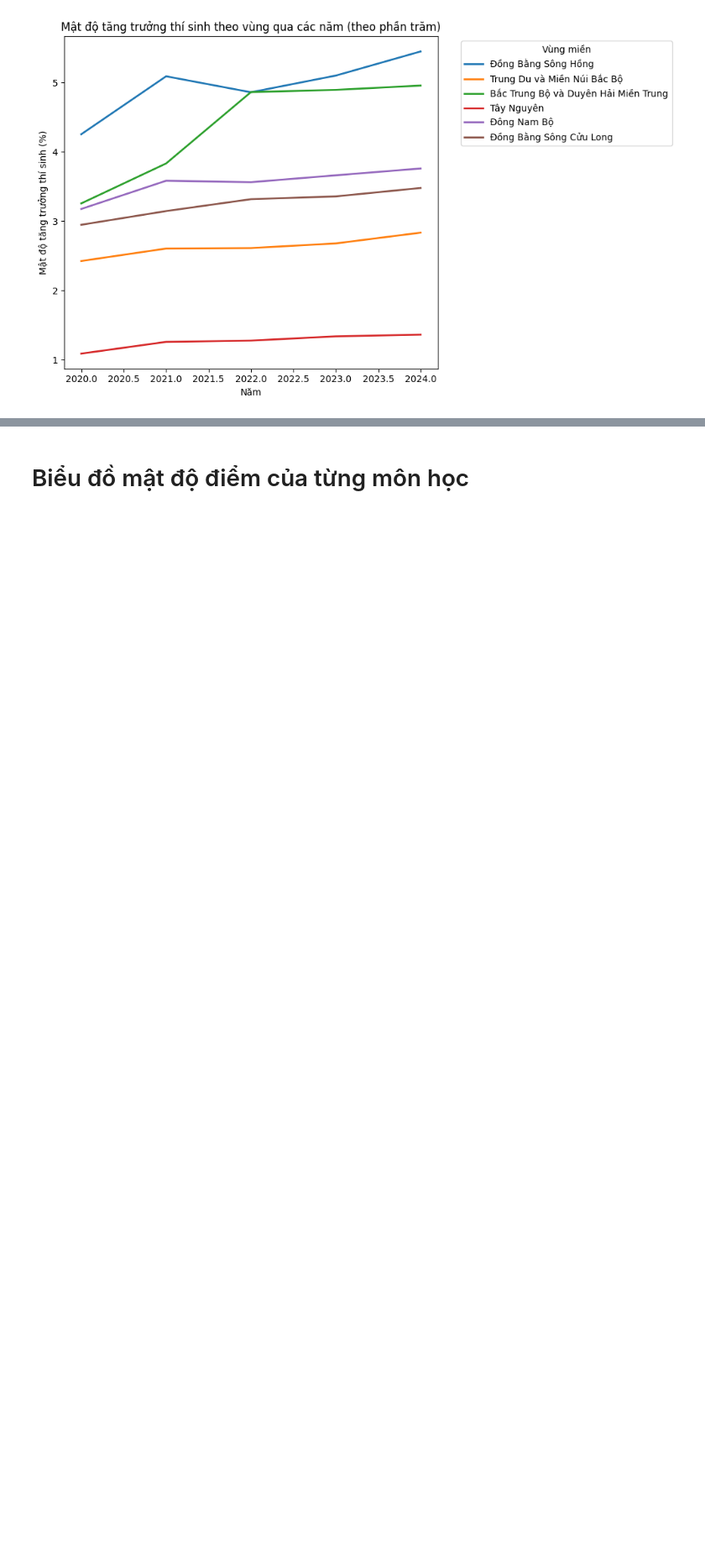
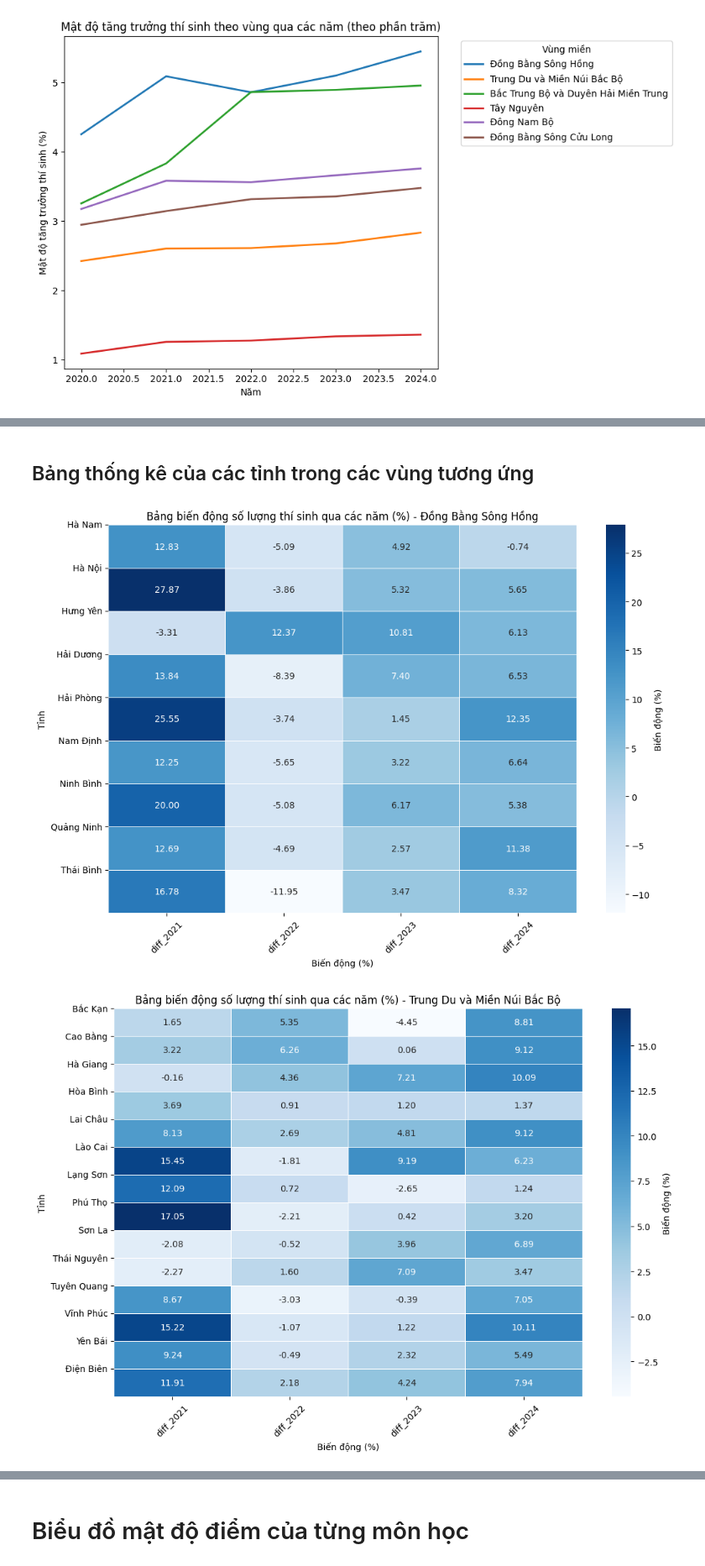
Before and after one commit to TubVP/BTL_TDA, a Jupyter notebook: Phantich/sosanh.ipynb, the cells around one changed output, grey strips where cells are left out. Shown at 84% size. Drawn from its saved outputs; the diff is of its cells as text; code cells hidden in the pictures; blank space fills up the shorter version.

```diff
--- a/Phantich/sosanh.ipynb
+++ b/Phantich/sosanh.ipynb
@@ -196,0 +201,56 @@ plt.show()
+# %% [markdown]
+## Bảng thống kê của các tỉnh trong các vùng tương ứng
+# %%
+regions = {
+    "Đồng Bằng Sông Hồng": vietnam_regions_detailed['Đồng Bằng Sông Hồng'],
+    "Trung Du và Miền Núi Bắc Bộ": vietnam_regions_detailed['Trung Du và Miền Núi Bắc Bộ'],
+    "Tây Nguyên": vietnam_regions_detailed["Tây Nguyên"],
+    "Bắc Trung Bộ và Duyên Hải Miền Trung": vietnam_regions_detailed["Bắc Trung Bộ và Duyên Hải Miền Trung"],
+    "Đông Nam Bộ": vietnam_regions_detailed["Đông Nam Bộ"],
+    "Đồng Bằng Sông Cửu Long": vietnam_regions_detailed["Đồng Bằng Sông Cửu Long"],
+}
+
+for region_name, provinces in regions.items():
+    # Lọc dữ liệu theo vùng
+    filtered_data = merged_data[merged_data['province'].isin(provinces)]
+
+    # Đếm số lượng thí sinh theo tỉnh và năm
+    count_by_province_year = filtered_data.groupby(['province', 'Năm']).size().reset_index(name='Số lượng thí sinh')
+
+    # Tính biến động phần trăm so với năm trước
+    count_by_province_year['Biến động (%)'] = count_by_province_year.groupby('province')['Số lượng thí sinh'] \
+        .pct_change() * 100
+
+    # Tạo các pivot table
+    pivot_counts = count_by_province_year.pivot(index='province', columns='Năm', values='Số lượng thí sinh')
+    pivot_diffs = count_by_province_year.pivot(index='province', columns='Năm', values='Biến động (%)')
+
+    # Gộp bảng số lượng thí sinh và biến động phần trăm
+    pivot_combined = pivot_counts.copy()
+    for year in files.keys():
+        if year != 2020:  # Bỏ năm 2020 cho các cột biến động
+            pivot_combined[f'diff_{year}'] = pivot_diffs[year]
+
+    # Xử lý dữ liệu NaN và làm tròn
+
+    pivot_combined['province'] = pivot_combined.index  # Đưa tỉnh thành vào một cột riêng
+    pivot_combined.reset_index(drop=True, inplace=True)
+
+    # Vẽ heatmap
+    plt.figure(figsize=(12, 8))
+    sns.heatmap(
+        pivot_combined.set_index('province').iloc[:, len(files):],  # Chỉ lấy cột diff_xx để vẽ heatmap
+        annot=True, fmt=".2f", cmap="Blues", linewidths=0.5,
+        cbar_kws={'label': 'Biến động (%)'}
+    )
+
+    # Định dạng biểu đồ
+    plt.title(f"Bảng biến động số lượng thí sinh qua các năm (%) - {region_name}")
+    plt.yticks(ticks=range(len(pivot_combined['province'])), labels=pivot_combined['province'], rotation=0)
+    plt.xticks(rotation=45)
+    plt.xlabel("Biến động (%)")
+    plt.ylabel("Tỉnh")
+    plt.show()
+# %% [output]
+[figure, added]
+[figure, added]
```
Also changed, not shown: parts of 4 cells of this notebook.
